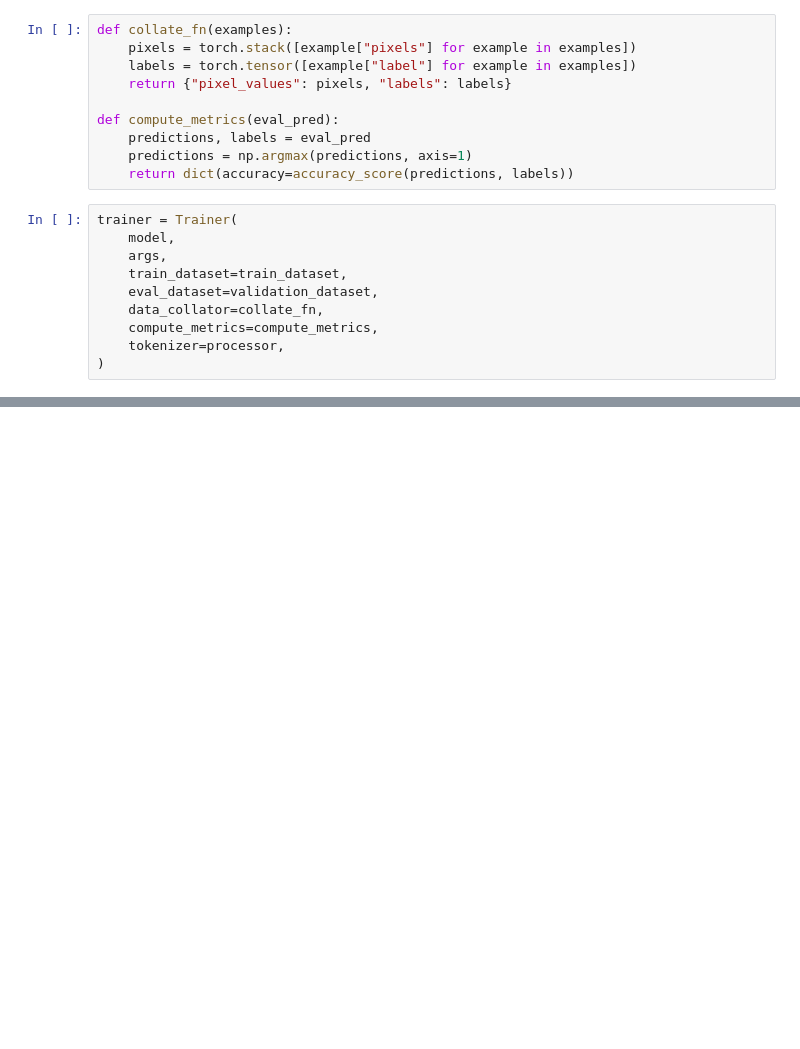
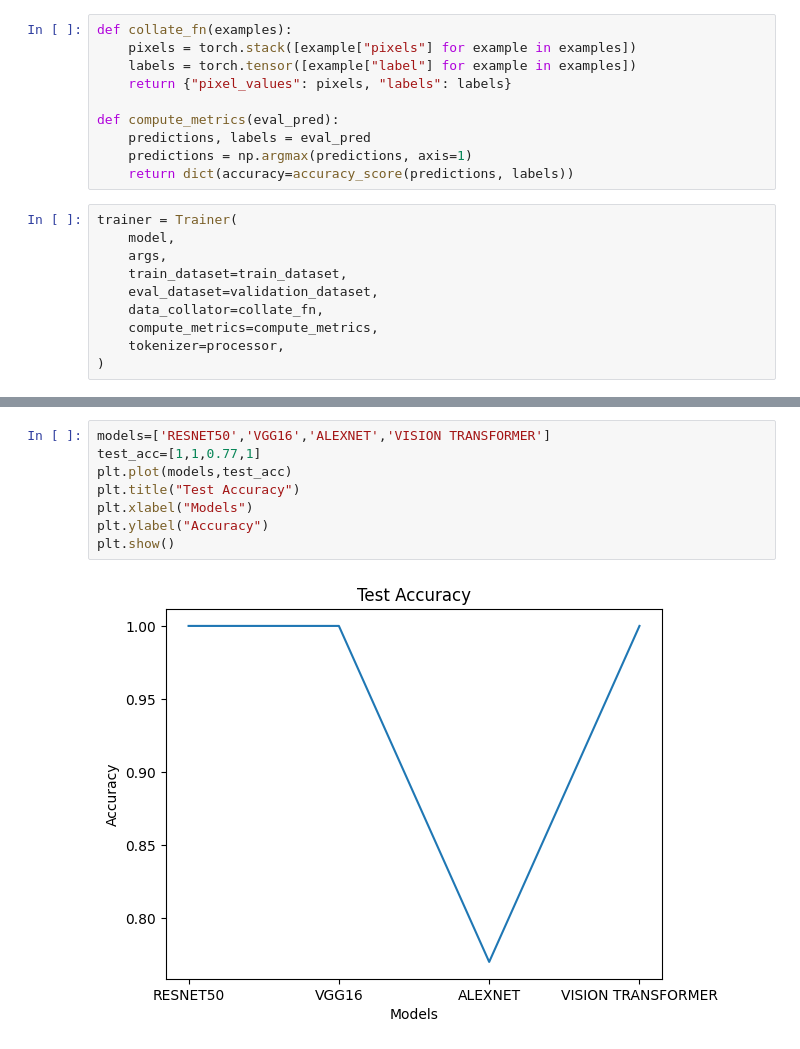
Before and after one commit to yussif-issah/css54FinalProject, a Jupyter notebook: visontransformer.ipynb, the cells around one changed output, grey strips where cells are left out. Saved outputs shown, nothing was run; the diff lists cells and outputs as text; blank space fills up the shorter version.

```diff
--- a/visontransformer.ipynb
+++ b/visontransformer.ipynb
@@ -151,0 +197,10 @@ outputs.metrics
+# %%
+models=['RESNET50','VGG16','ALEXNET','VISION TRANSFORMER']
+test_acc=[1,1,0.77,1]
+plt.plot(models,test_acc)
+plt.title("Test Accuracy")
+plt.xlabel("Models")
+plt.ylabel("Accuracy")
+plt.show()
+# %% [output]
+[figure, added]
```
Also changed, not shown: parts of 10 cells of this notebook.
